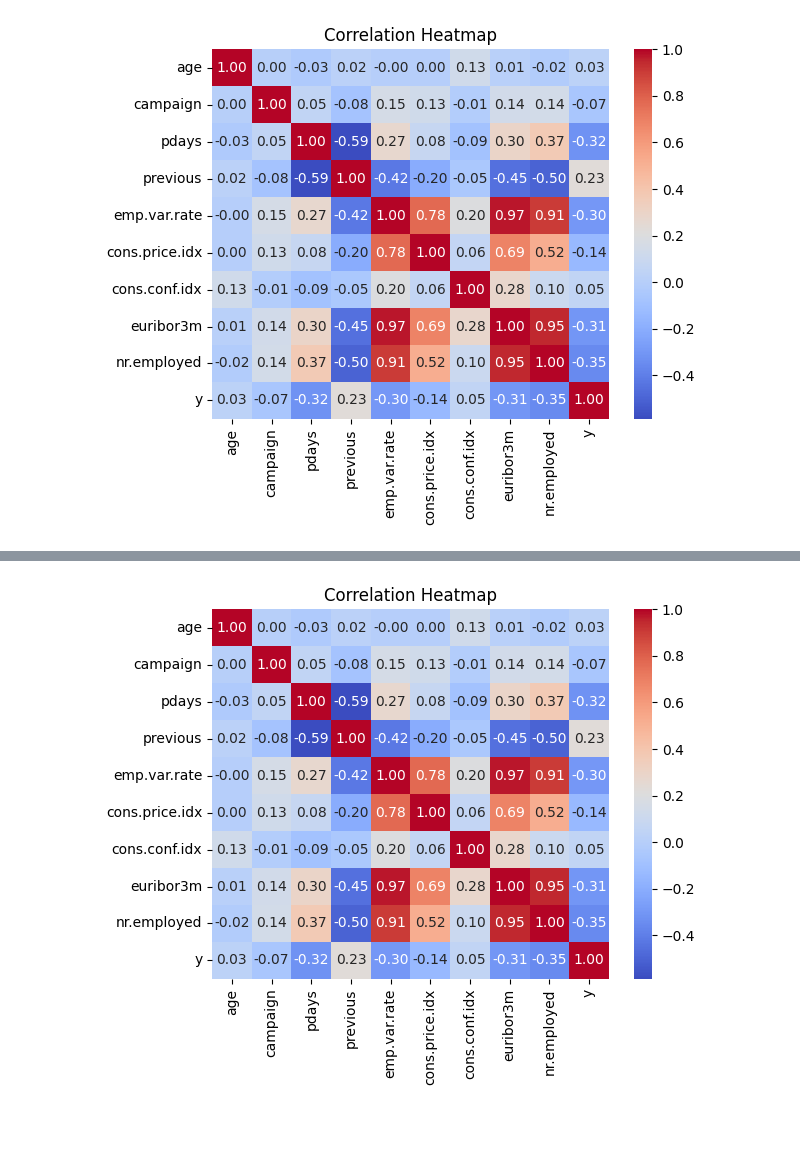
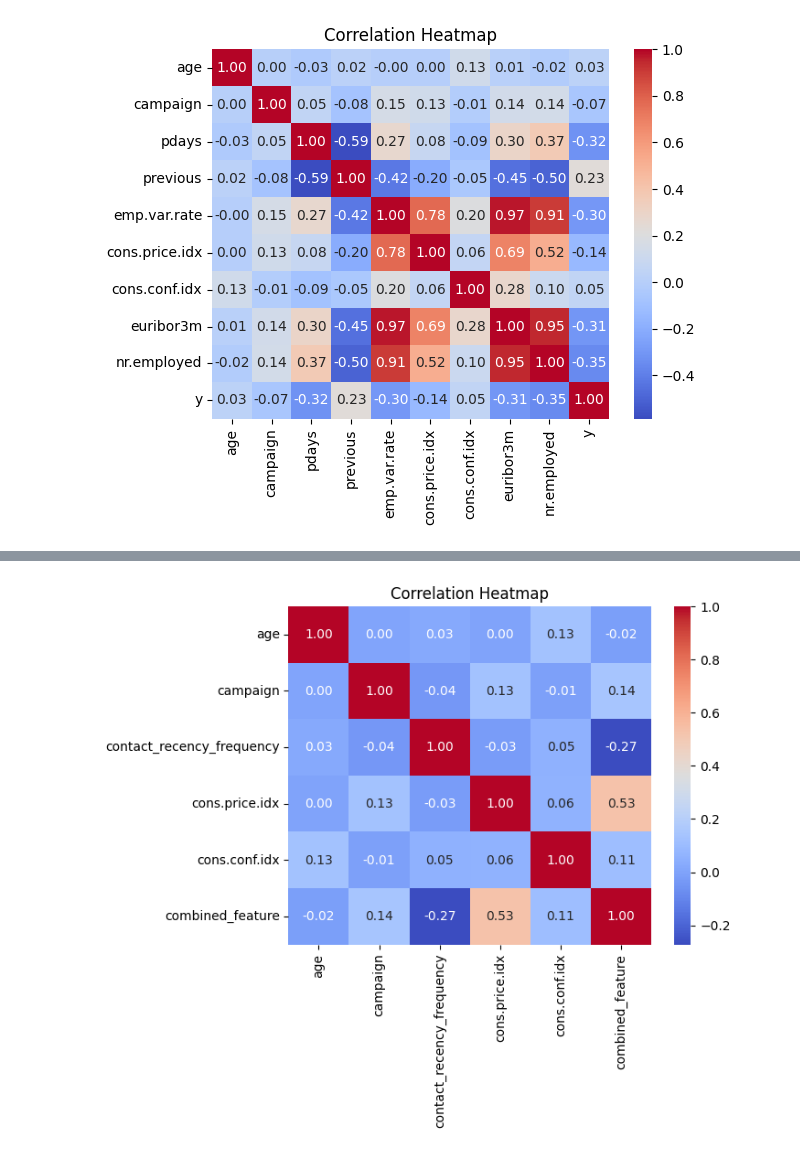
Before and after one commit to GinuraAdikari/BankChurn, a Jupyter notebook: RandomForest.ipynb, the cells around one changed output, grey strips where cells are left out. Cells and saved outputs as stored; diff of their text form; code cells hidden in the pictures; blank space fills up the shorter version.

```diff
--- a/RandomForest.ipynb
+++ b/RandomForest.ipynb
@@ -372,0 +561,6 @@ data_encoded.head()
+# %%
+# Compute the arithmetic mean
+data_encoded['combined_feature'] = data_encoded[['euribor3m', 'nr.employed', 'emp.var.rate']].mean(axis=1)
+# %%
+data_encoded.drop(columns=['euribor3m', 'nr.employed', 'emp.var.rate'], inplace=True)
+data_encoded.head()
@@ -372,0 +578,16 @@ data_encoded.head()
+# %%
+# Columns to scale
+numerical_columns_new = ['age', 'campaign','contact_recency_frequency','cons.price.idx', 'cons.conf.idx','combined_feature']
+
+scaler = StandardScaler()
+data_encoded[numerical_columns_new] = scaler.fit_transform(data_encoded[numerical_columns_new])
+# %%
+# Columns to scale
+numerical_columns_new = ['age', 'campaign', 'contact_recency_frequency',
+                         'cons.price.idx', 'cons.conf.idx', 'combined_feature']
+
+# Initialize RobustScaler
+scaler = RobustScaler()
+
+# Apply RobustScaler to the selected columns
+data_encoded[numerical_columns_new] = scaler.fit_transform(data_encoded[numerical_columns_new])
@@ -373,7 +604,7 @@ data_encoded.head()
 # %%
-corr_matrix = data[numerical_columns + ['y']].corr()
+corr_matrix = data_encoded[numerical_columns_new ].corr()
 sns.heatmap(corr_matrix, annot=True, fmt=".2f", cmap="coolwarm", cbar=True)
 plt.title("Correlation Heatmap")
 plt.show()
 # %% [output]
-[figure, old version]
+[figure, new version]
```
Also changed, not shown: parts of 61 cells of this notebook.
